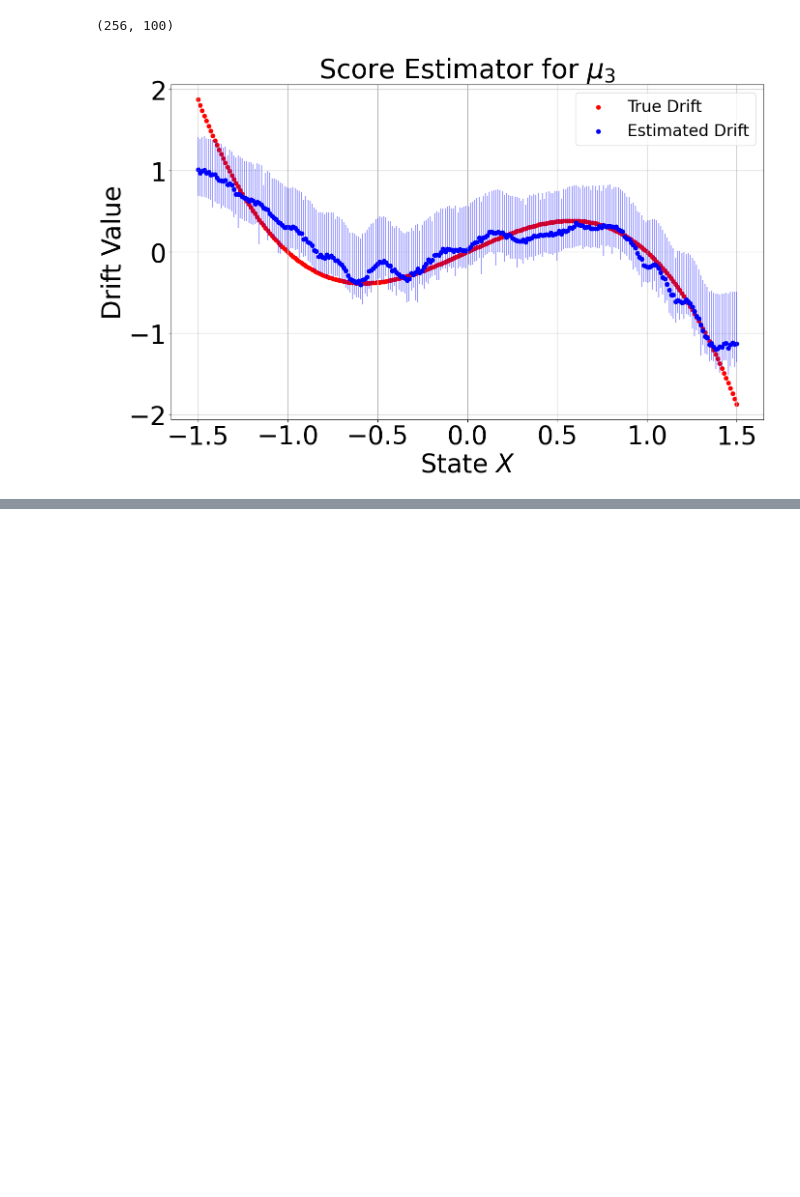
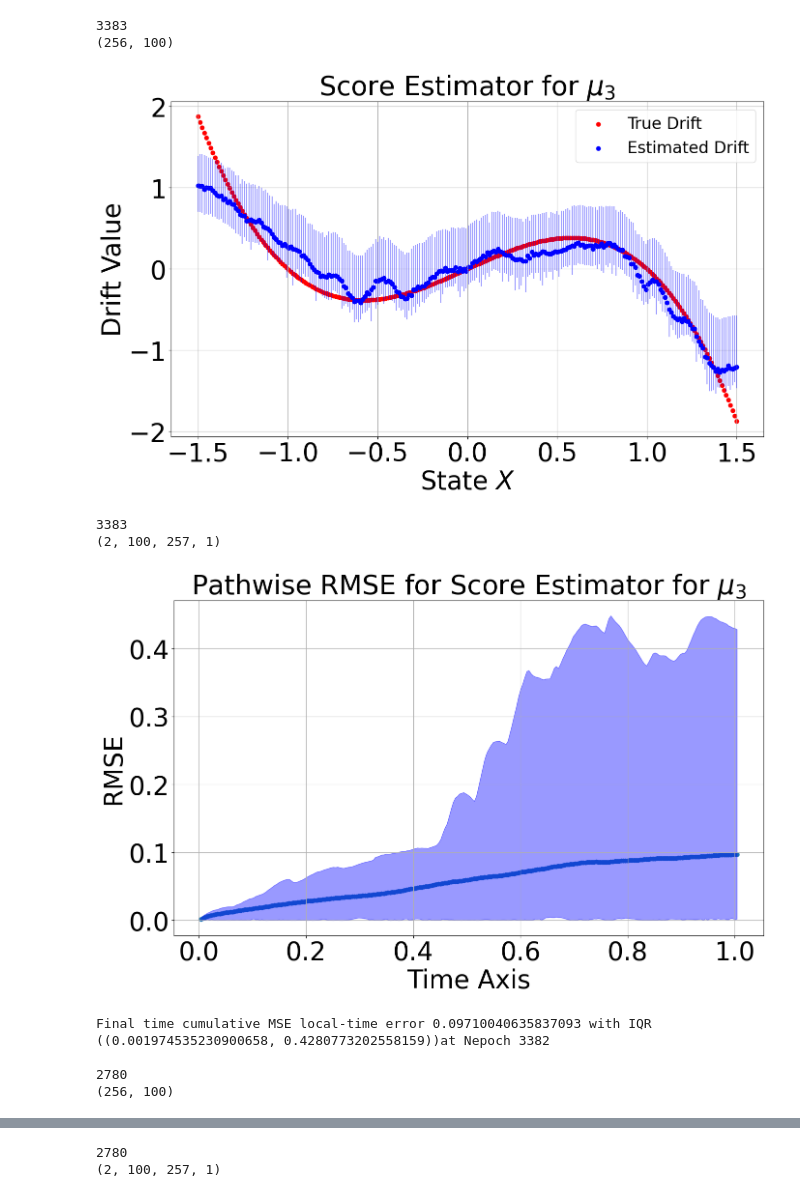
Before and after one commit to marcostapiac/FractionalBrownianMotion, a Jupyter notebook: experiments/generative_modelling/RecursiveVPSDE/ParamEst/TSPM/Markovian/OneDimensional/best_1D_results_only.ipynb, the cells around one changed output, grey strips where cells are left out. Cells and saved outputs as stored; diff of their text form; code cells hidden in the pictures; blank space fills up the shorter version.

```diff
--- a/experiments/generative_modelling/RecursiveVPSDE/ParamEst/TSPM/Markovian/OneDimensional/best_1D_results_only.ipynb
+++ b/experiments/generative_modelling/RecursiveVPSDE/ParamEst/TSPM/Markovian/OneDimensional/best_1D_results_only.ipynb
@@ -62,7 +62,7 @@ def get_best_track_file(root_score_dir, ts_type, best_epoch_track):
     return true_file, global_file
 
 def eval_exp_pipeline(root_score_dir, ts_type, config, root_dir, Xs, toSave, label, true_drifts):
-    best_epoch_eval = 3000#get_best_epoch(type="EE")
+    best_epoch_eval = get_best_epoch(type="EE")
     muhats = get_best_eval_file(root_score_dir=root_score_dir, best_epoch_eval = best_epoch_eval, ts_type=ts_type)
     muhats = muhats[:, -1, :].reshape(muhats.shape[0], muhats.shape[2]*1)
     print(muhats.shape)
@@ -75,7 +75,7 @@ def eval_exp_pipeline(root_score_dir, ts_type, config, root_dir, Xs, toSave, lab
 
 
 def track_pipeline(root_score_dir, ts_type, config, root_dir, toSave, label):
-    best_epoch_track = 1#get_best_epoch(type="EE")
+    best_epoch_track = get_best_epoch(type="EE")
     if best_epoch_track % 2 != 0: best_epoch_track -= 1
     all_true_states, all_global_states = get_best_track_file(root_score_dir=root_score_dir, ts_type=ts_type, best_epoch_track=best_epoch_track)
     print(all_true_states.shape)
@@ -118,32 +118,39 @@ def track_pipeline(root_score_dir, ts_type, config, root_dir, toSave, label):
     return total_global_errors[-1]
 # %%
 toSave = False
-eval_exps = {t: np.inf for t in ["BiPot", "QuadSinHF", "SinLog"]}
-eval_tracks = {t: np.inf for t in ["BiPot", "QuadSinHF", "SinLog"]}
-for config in [bipot_config]: #sinlog_config, quadsin_config,
+eval_exps = {t: [np.inf] for t in ["BiPot", "QuadSinHF", "SinLog"]}
+eval_tracks = {t: [np.inf] for t in ["BiPot", "QuadSinHF", "SinLog"]}
+for config in [bipot_config, sinlog_config, quadsin_config]:
     Xshape = config.ts_length
     Xs = (np.linspace(-1.5,1.5,Xshape))
     root_score_dir = root_dir
     if "BiPot" in config.data_path:
         true_drifts = -(4.*config.quartic_coeff * np.power(Xs, 3) + 2.*config.quad_coeff * Xs + config.const)
         root_score_dir = root_dir + f"ExperimentResults/TSPM_Markovian/BiPot/"
         ts_type = "BiPot"
         label = "$\mu_{3}$"
     elif "QuadSin" in config.data_path:
         true_drifts = (-2. * config.quad_coeff * Xs + config.sin_coeff * config.sin_space_scale * np.sin(config.sin_space_scale * Xs))
         root_score_dir = root_dir + f"ExperimentResults/TSPM_Markovian/QuadSinHF/"
         ts_type = "QuadSinHF"
         label = "$\mu_{2}$"
     elif "SinLog" in config.data_path:
         true_drifts = (-np.sin(config.sin_space_scale*Xs)*np.log(1+config.log_space_scale*np.abs(Xs))/config.sin_space_scale)
         root_score_dir = root_dir + f"ExperimentResults/TSPM_Markovian/SinLog/"
         ts_type = "SinLog"
         label = "$\mu_{1}$"
     mse = eval_exp_pipeline(root_score_dir=root_score_dir, ts_type=ts_type, config=config, root_dir=root_dir, Xs=Xs, toSave=toSave, label=label, true_drifts=true_drifts)
     eval_exps[ts_type] = [mse]
-    continue
     rmse = track_pipeline(root_score_dir=root_score_dir, ts_type=ts_type, config=config, root_dir=root_dir, toSave=toSave, label=label)
     eval_tracks[ts_type] = [rmse]
 # %% [output]
+3383
 (256, 100)
-[figure, old version]
+[figure, new version]
+3383
+(2, 100, 257, 1)
+[figure, added]
+Final time cumulative MSE local-time error 0.09710040635837093 with IQR ((0.001974535230900658, 0.4280773202558159))at Nepoch 3382
+
+2780
+(256, 100)
@@ -149,0 +158,2 @@ for config in [bipot_config]: #sinlog_config, quadsin_config,
+2780
+(2, 100, 257, 1)
```
Also changed, not shown: parts of 2 cells of this notebook, 1 other file.
